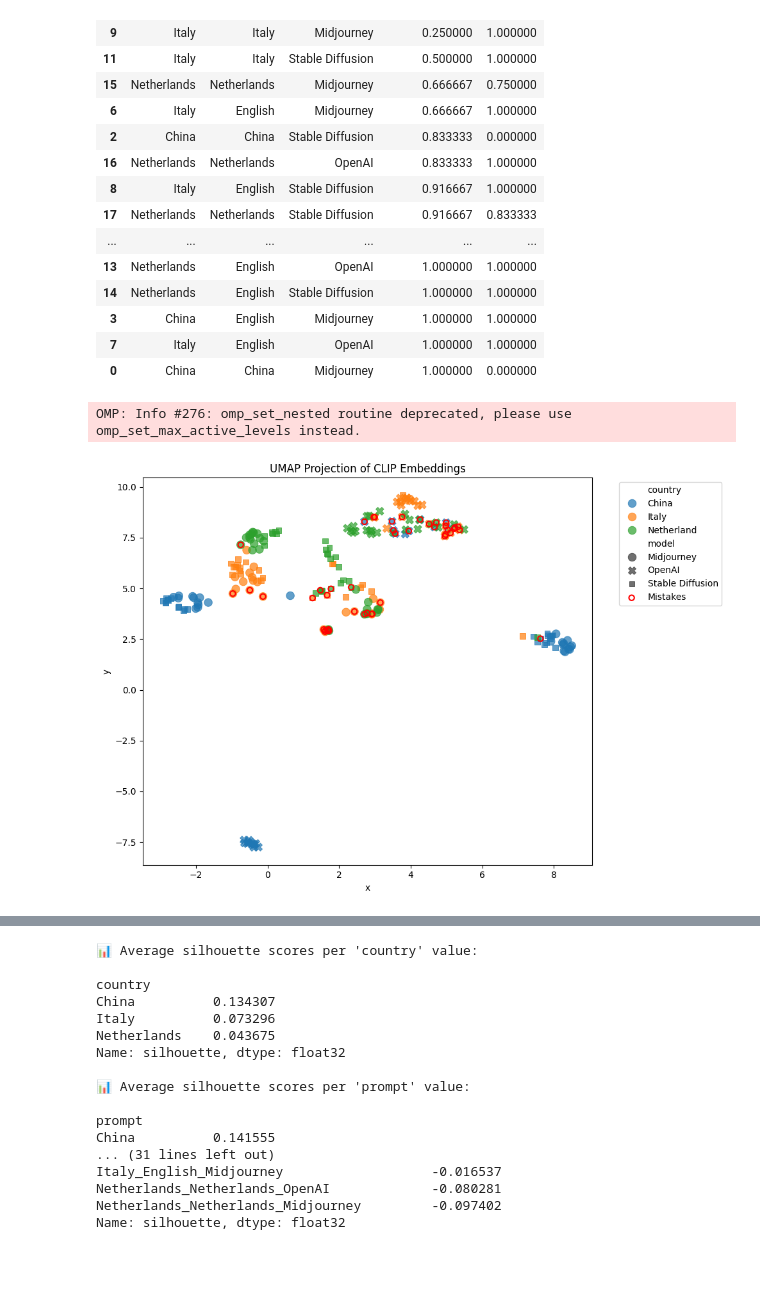
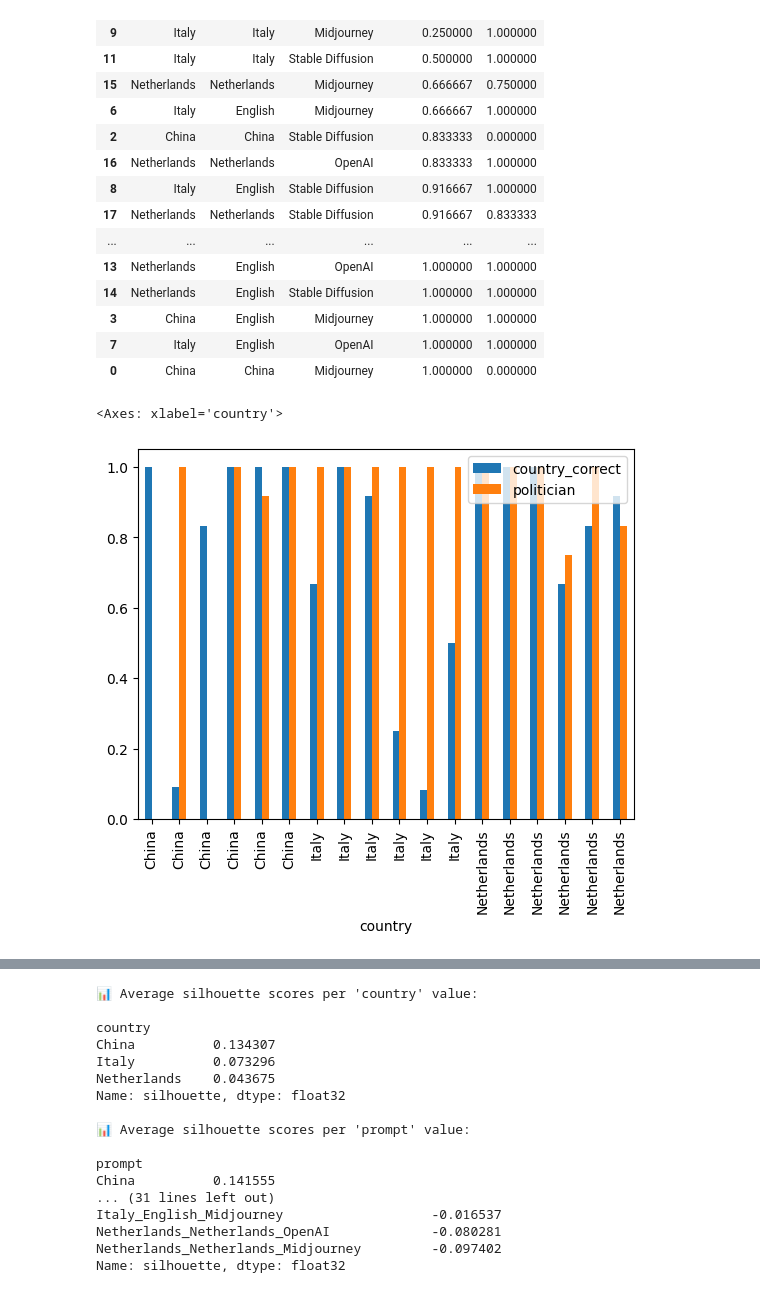
Before and after one commit to traopia/GenAI-political-portraits, a Jupyter notebook: analysis.ipynb, the cells around one changed output, grey strips where cells are left out. Saved outputs shown, nothing was run; the diff lists cells and outputs as text; code cells hidden in the pictures; blank space fills up the shorter version.

```diff
--- a/analysis.ipynb
+++ b/analysis.ipynb
@@ -71,3 +70,5 @@ df.to_json("data_genai.json",orient = "records" , lines = True)
+# %%
+image_features = torch.tensor(np.stack(df['clip'].values)).to(torch.float32).to(device)
 # %%
 import numpy as np
 import torch.nn.functional as F
@@ -237,8 +214,8 @@ def plot_embedding_space(df, method='umap', n_components=2):
-# %%
-plot_embedding_space(df, method='umap')
-# %% [output]
-OMP: Info #276: omp_set_nested routine deprecated, please use omp_set_max_active_levels instead.
-[figure, removed]
+# %%
+acc_by_all.plot.bar(x = "country")
+# %% [output]
+<Axes: xlabel='country'>
+[figure, added]
 # %%
 from sklearn.decomposition import PCA
 from sklearn.manifold import TSNE
```
Also changed, not shown: parts of 14 cells of this notebook, 5 other files.
